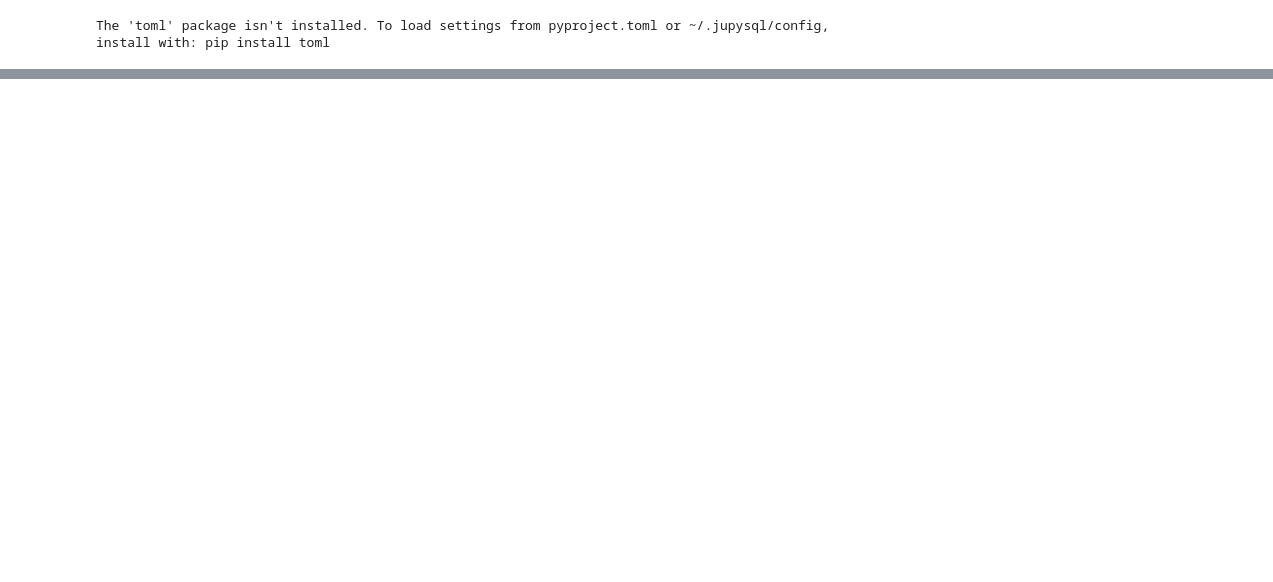
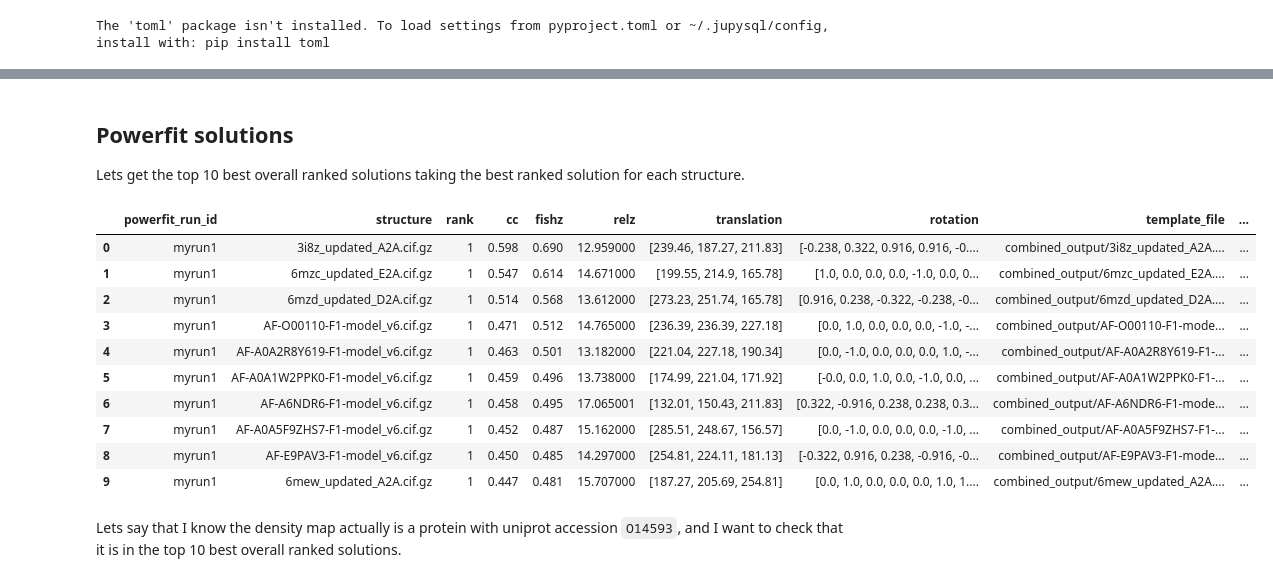
Before and after one commit to haddocking/protein-detective, a Jupyter notebook: docs/meta.ipynb, the cells around one changed output, grey strips where cells are left out. Saved outputs shown, nothing was run; the diff lists cells and outputs as text; code cells hidden in the pictures; blank space fills up the shorter version.

```diff
--- a/docs/meta.ipynb
+++ b/docs/meta.ipynb
@@ -41,0 +233,21 @@ The 'toml' package isn't installed. To load settings from pyproject.toml or ~/.j
+# %% [markdown]
+## Powerfit solutions
+
+Lets get the top 10 best overall ranked solutions taking the best ranked solution for each structure.
+# %%
+%%sql
+SELECT * FROM solutions WHERE rank=1 ORDER BY cc DESC LIMIT 10;
+# %% [output]
+|  | powerfit_run_id | structure | rank | cc | fishz | relz | translation | rotation | template_file | ... |
+| 0 | myrun1 | 3i8z_updated_A2A.cif.gz | 1 | 0.598 | 0.690 | 12.959000 | [239.46, 187.27, 211.83] | [-0.238, 0.322, 0.916, 0.916, -0.... | combined_output/3i8z_updated_A2A.... | ... |
+| 1 | myrun1 | 6mzc_updated_E2A.cif.gz | 1 | 0.547 | 0.614 | 14.671000 | [199.55, 214.9, 165.78] | [1.0, 0.0, 0.0, 0.0, -1.0, 0.0, 0... | combined_output/6mzc_updated_E2A.... | ... |
+| 2 | myrun1 | 6mzd_updated_D2A.cif.gz | 1 | 0.514 | 0.568 | 13.612000 | [273.23, 251.74, 165.78] | [0.916, 0.238, -0.322, -0.238, -0... | combined_output/6mzd_updated_D2A.... | ... |
+| 3 | myrun1 | AF-O00110-F1-model_v6.cif.gz | 1 | 0.471 | 0.512 | 14.765000 | [236.39, 236.39, 227.18] | [0.0, 1.0, 0.0, 0.0, 0.0, -1.0, -... | combined_output/AF-O00110-F1-mode... | ... |
+| 4 | myrun1 | AF-A0A2R8Y619-F1-model_v6.cif.gz | 1 | 0.463 | 0.501 | 13.182000 | [221.04, 227.18, 190.34] | [0.0, -1.0, 0.0, 0.0, 0.0, 1.0, -... | combined_output/AF-A0A2R8Y619-F1-... | ... |
+| 5 | myrun1 | AF-A0A1W2PPK0-F1-model_v6.cif.gz | 1 | 0.459 | 0.496 | 13.738000 | [174.99, 221.04, 171.92] | [-0.0, 0.0, 1.0, 0.0, -1.0, 0.0, ... | combined_output/AF-A0A1W2PPK0-F1-... | ... |
+| 6 | myrun1 | AF-A6NDR6-F1-model_v6.cif.gz | 1 | 0.458 | 0.495 | 17.065001 | [132.01, 150.43, 211.83] | [0.322, -0.916, 0.238, 0.238, 0.3... | combined_output/AF-A6NDR6-F1-mode... | ... |
+| 7 | myrun1 | AF-A0A5F9ZHS7-F1-model_v6.cif.gz | 1 | 0.452 | 0.487 | 15.162000 | [285.51, 248.67, 156.57] | [0.0, -1.0, 0.0, 0.0, 0.0, -1.0, ... | combined_output/AF-A0A5F9ZHS7-F1-... | ... |
+| 8 | myrun1 | AF-E9PAV3-F1-model_v6.cif.gz | 1 | 0.450 | 0.485 | 14.297000 | [254.81, 224.11, 181.13] | [-0.322, 0.916, 0.238, -0.916, -0... | combined_output/AF-E9PAV3-F1-mode... | ... |
+| 9 | myrun1 | 6mew_updated_A2A.cif.gz | 1 | 0.447 | 0.481 | 15.707000 | [187.27, 205.69, 254.81] | [0.0, 1.0, 0.0, 0.0, 0.0, 1.0, 1.... | combined_output/6mew_updated_A2A.... | ... |
+# %% [markdown]
+Lets say that I know the density map actually is a protein with uniprot accession `O14593`, and I want to check that it is in the top 10 best overall ranked solutions.
```
Also changed, not shown: parts of 15 cells of this notebook, 2 other files.
